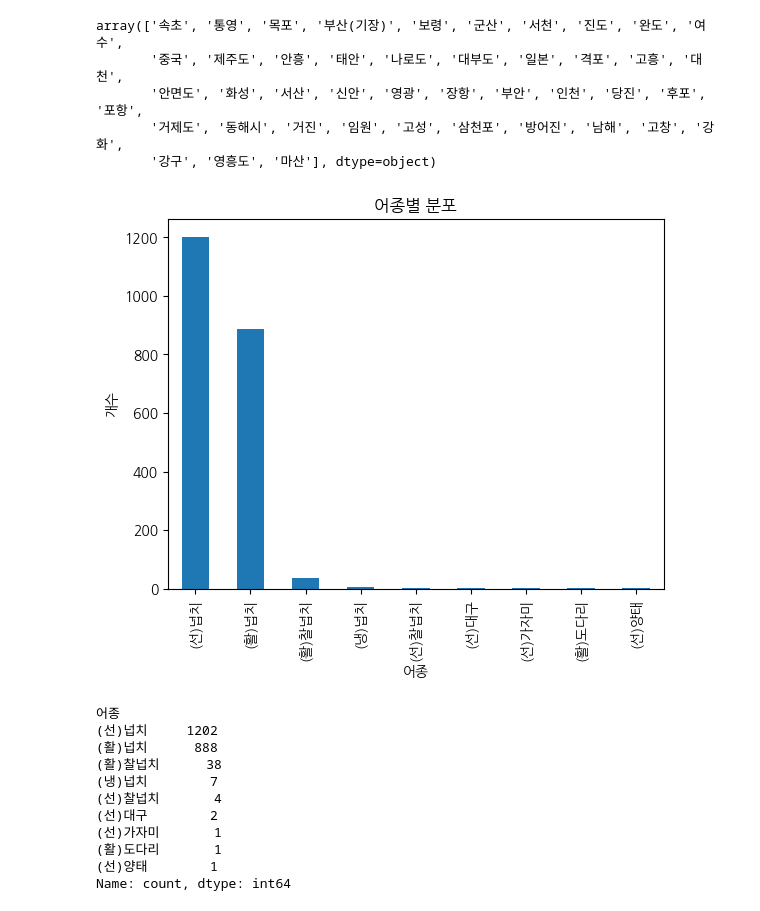
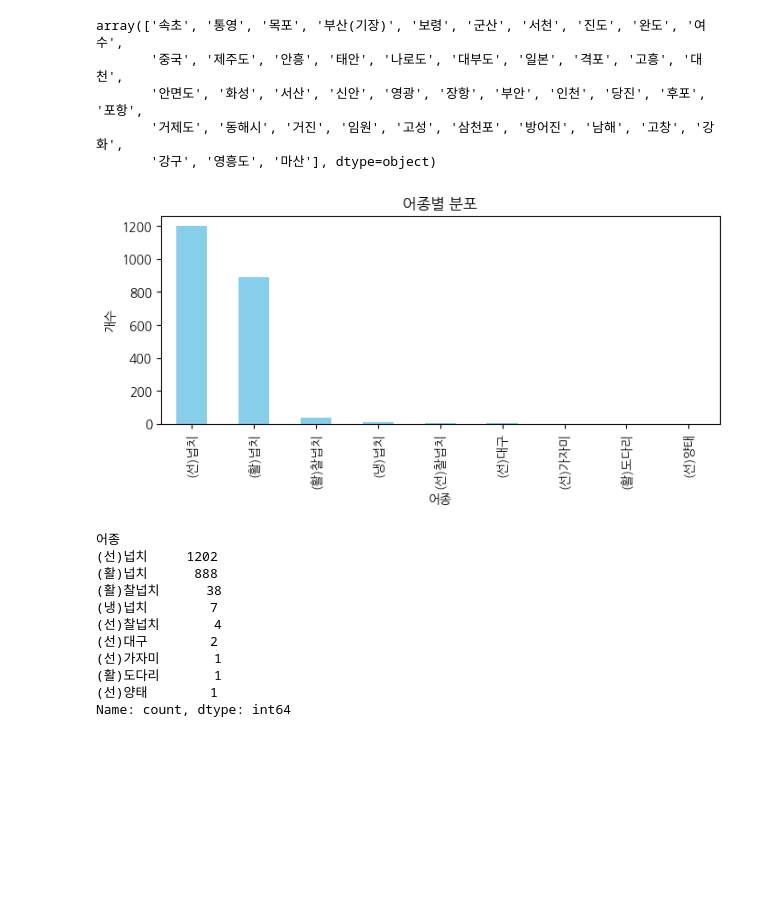
Before and after one commit to hogangzero/hogangzero-project, a Jupyter notebook: 넙치 데이터.ipynb, the cells around one changed output. Saved outputs shown, nothing was run; the diff lists cells and outputs as text; code cells hidden in the pictures; blank space fills up the shorter version.

```diff
--- a/넙치 데이터.ipynb
+++ b/넙치 데이터.ipynb
@@ -24,10 +24,10 @@ for year in range(2021, 2025):
             df['month'] = month
             dfs.append(df)
 
-data_all = pd.concat(dfs, ignore_index=True)
+df = pd.concat(dfs, ignore_index=True)
 # %%
 # datetime 형식
-data_all['date'] = pd.to_datetime(
-    dict(year=data_all['year'], month=data_all['month'], day=1)
+df['date'] = pd.to_datetime(
+    dict(year=df['year'], month=df['month'], day=1)
 )
 # %%
@@ -50,14 +48,13 @@ array(['속초', '통영', '목포', '부산(기장)', '보령', '군산', '서
        '거제도', '동해시', '거진', '임원', '고성', '삼천포', '방어진', '남해', '고창', '강화',
        '강구', '영흥도', '마산'], dtype=object)
 # %%
-fish_counts = data_all['어종'].value_counts()
+fish = df['어종'].value_counts()
 
-# 막대그래프 그리기
-counts.plot(kind='bar')
+fish.plot(kind='bar', figsize=(8, 3), color='skyblue')
 plt.xlabel('어종')
 plt.ylabel('개수')
 plt.title('어종별 분포')
 plt.show()
 # %% [output]
-[figure, old version]
+[figure, new version]
 # %%
```
Also changed, not shown: parts of 9 cells of this notebook.
